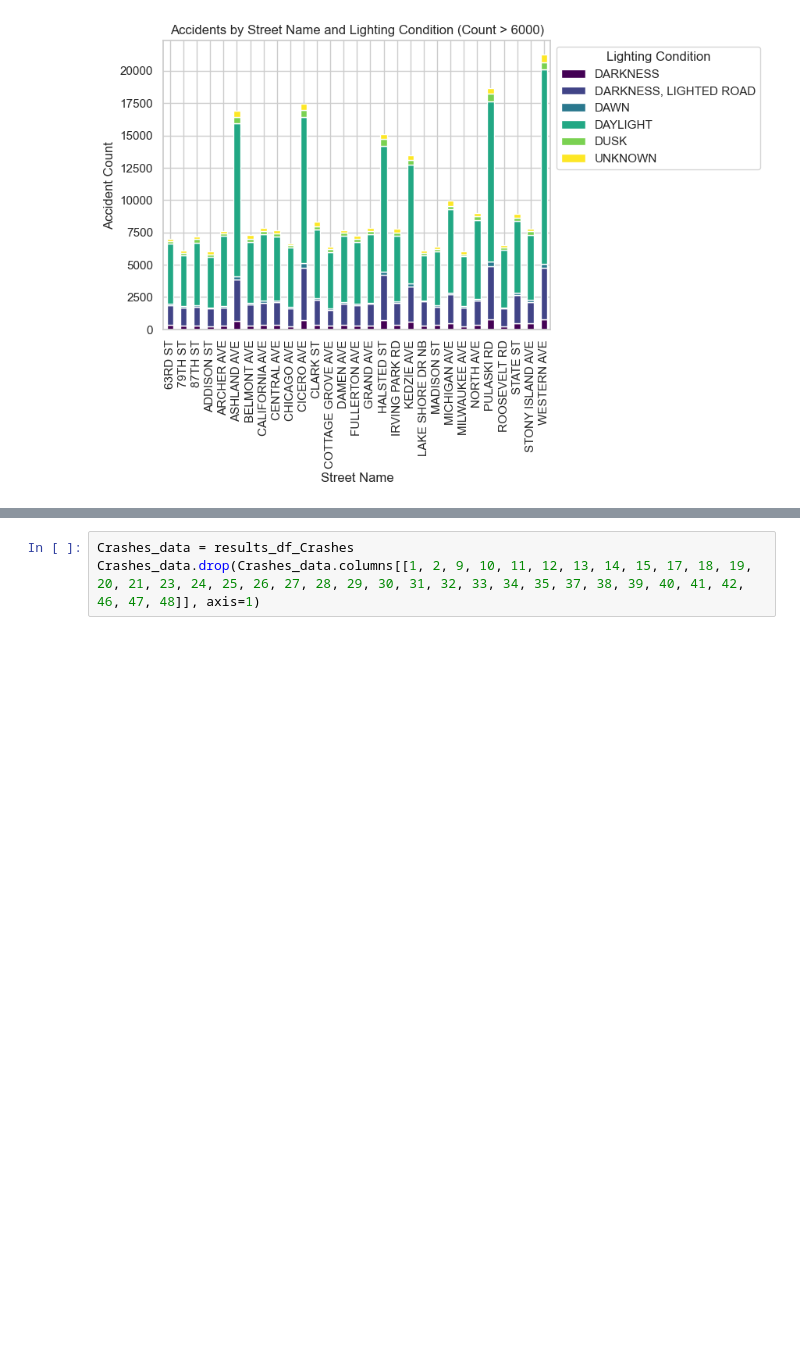
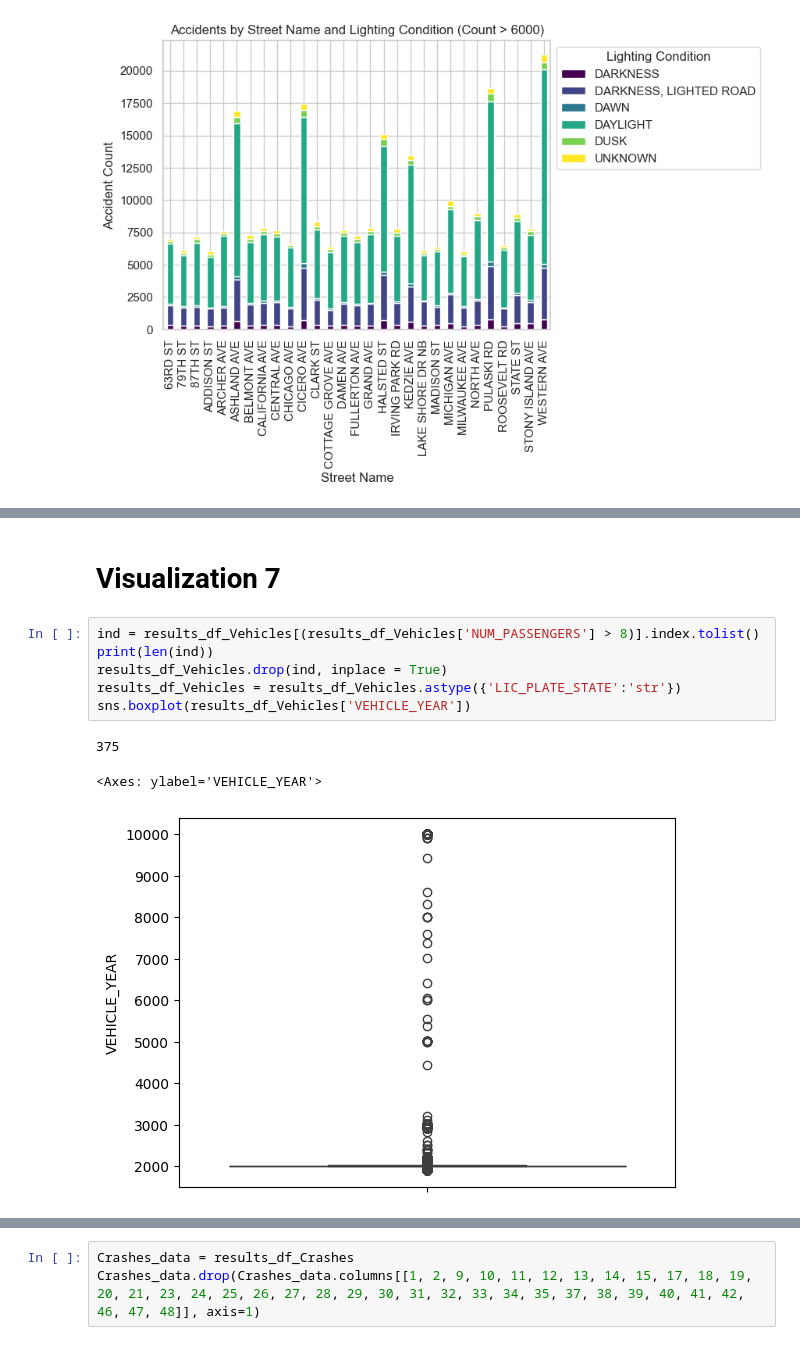
Before and after one commit to uic-cs418-traffic-crash-prediction/cs-418-traffic-crash-prediction, a Jupyter notebook: data_analysis.ipynb, the cells around one changed output, grey strips where cells are left out. Saved outputs shown, nothing was run; the diff lists cells and outputs as text; blank space fills up the shorter version.

```diff
--- a/data_analysis.ipynb
+++ b/data_analysis.ipynb
@@ -263,0 +374,12 @@ plt.show()
+# %% [markdown]
+# Visualization 7
+# %%
+ind = results_df_Vehicles[(results_df_Vehicles['NUM_PASSENGERS'] > 8)].index.tolist()
+print(len(ind))
+results_df_Vehicles.drop(ind, inplace = True)
+results_df_Vehicles = results_df_Vehicles.astype({'LIC_PLATE_STATE':'str'})
+sns.boxplot(results_df_Vehicles['VEHICLE_YEAR'])
+# %% [output]
+375
+<Axes: ylabel='VEHICLE_YEAR'>
+[figure, added]
```
Also changed, not shown: parts of 19 cells of this notebook.
